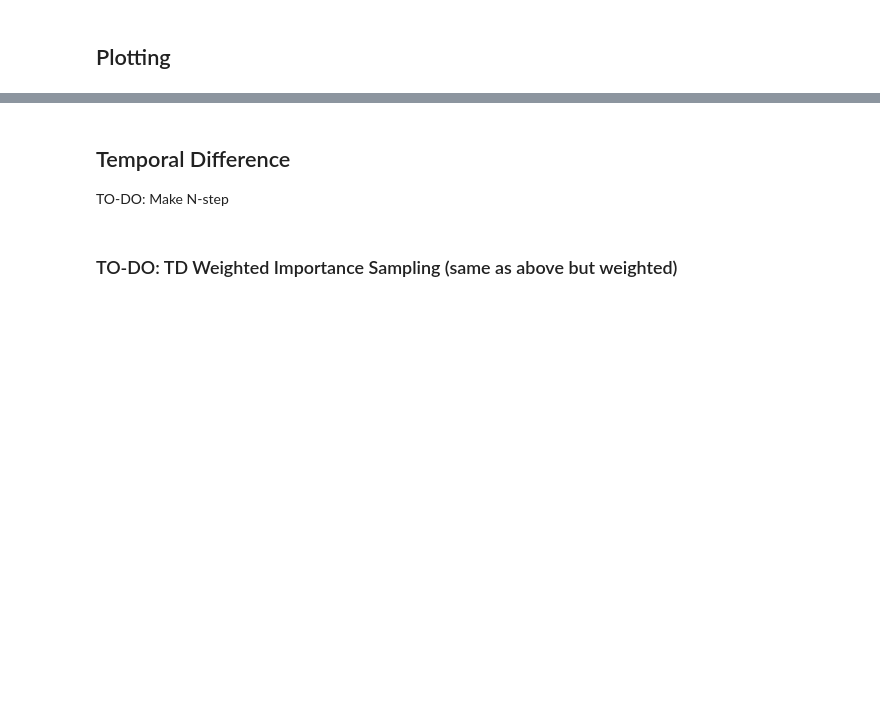
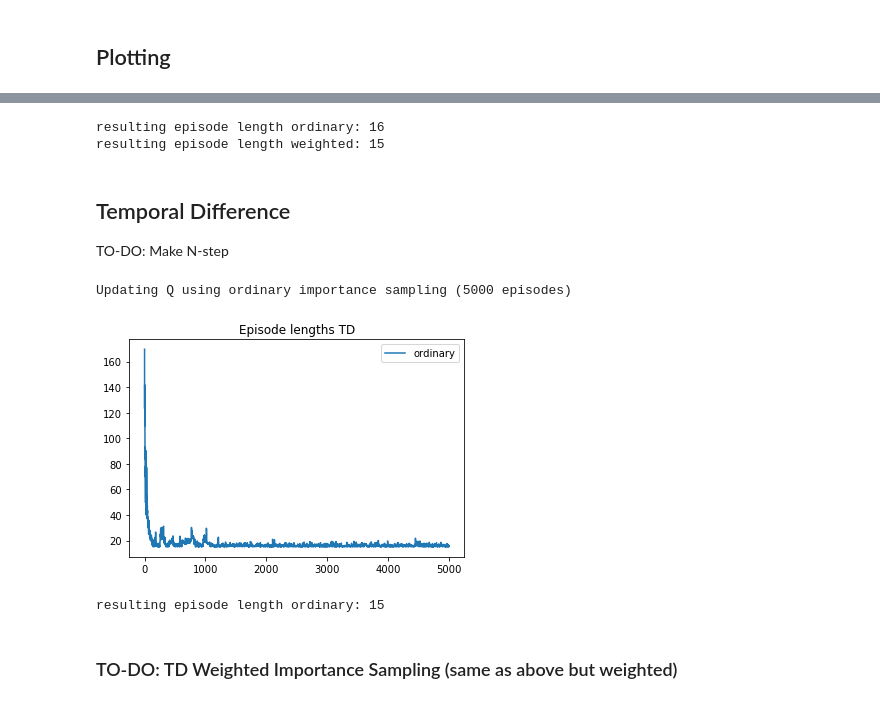
Before and after one commit to Tom-Lotze/RL_reproducibility, a Jupyter notebook: main_sam.ipynb, the cells around one changed output, grey strips where cells are left out. Saved outputs shown, nothing was run; the diff lists cells and outputs as text; code cells hidden in the pictures; blank space fills up the shorter version.

Commit message:
Ordinary TD working

```diff
--- a/main_sam.ipynb
+++ b/main_sam.ipynb
@@ -229,7 +230,7 @@ length of episode 9: 1264
 Q = np.zeros((env.nS, env.nA))
 bp = EpsilonGreedyPolicy(Q, epsilon=0.1)
 
-for episode in range(10):
+for episode in range(1):
     trajectory_data = sample_episode(env, bp)
 #     print("Episode {}:\nStates {}\nActions {}\nRewards {}\nDones {}\n".format(episode,*trajectory_data))
     print(f"length of episode {episode}: {len(trajectory_data[0])}")
@@ -394,18 +412,17 @@ Plot the episode length over training
 np.random.seed(42)
 
 # set other parameters
-epsilon = 0.05
+epsilon = 0.1
 discount_factor = 1.0
-num_episodes = 10
-Q = np.zeros((env.nS, env.nA))
-# behavioral_policy = RandomPolicy(env.nS, env.nA)
-behavioral_policy = EpsilonGreedyPolicy(Q, epsilon)
+num_episodes = 5000
+Q = np.ones((env.nS, env.nA)) * -100
+behavioral_policy = EpsilonGreedyPolicy(Q, epsilon=epsilon)
 target_policy = GreedyPolicy(Q)
 
 # the episode length is equal to the negative return.
 print(f"Updating Q using ordinary importance sampling ({num_episodes} episodes)")
 Q_mc_ordinary, mc_ordinary_epslengths = mc_ordinary_importance_sampling(env, behavioral_policy, target_policy,
                                                                         num_episodes, discount_factor, epsilon=epsilon)
-# print(f"Updating Q using weighted importance sampling ({num_episodes} episodes)")
-# Q_mc_weighted, mc_weighted_epslengths = mc_weighted_importance_sampling(env, behavioral_policy, target_policy,
-#                                                                         num_episodes, discount_factor, epsilon=epsilon)
+print(f"Updating Q using weighted importance sampling ({num_episodes} episodes)")
+Q_mc_weighted, mc_weighted_epslengths = mc_weighted_importance_sampling(env, behavioral_policy, target_policy,
+                                                                        num_episodes, discount_factor, epsilon=epsilon)
@@ -428,3 +450,16 @@ plt.show()
+# %%
+# check how long an episode takes under the found Q function
+greedy_ordinary = GreedyPolicy(Q_mc_ordinary)
+greedy_weighted = GreedyPolicy(Q_mc_weighted)
+
+ordinary_episode = sample_episode(env, greedy_ordinary)
+weighted_episode = sample_episode(env, greedy_weighted)
+
+print(f"resulting episode length ordinary: {len(ordinary_episode[0])}")
+print(f"resulting episode length weighted: {len(weighted_episode[0])}")
+# %% [output]
+resulting episode length ordinary: 16
+resulting episode length weighted: 15
 # %% [markdown]
 ## Temporal Difference
 
@@ -452,36 +487,37 @@ def sarsa_ordinary_importance_sampling(env, behavior_policy, target_policy, num_
     # Keep track of useful statistics
     stats = []
 
-    Q = defaultdict(lambda: defaultdict(float))
+    Q = np.ones((env.nS, env.nA)) * -100
 
     for i_episode in tqdm(range(num_episodes)):
         i = 0
         R = 0
 
+        behavior_policy.Q = Q
+        target_policy.Q = Q
+
         s = env.reset()
         a = behavior_policy.sample_action(s)
 
         while True:
-            # take action
+            # Take action
             s_prime, r, final_state, _ = env.step(a)
 
-            # sample action at state s_prime
+            # Sample action at from next state
             a_prime = behavior_policy.sample_action(s_prime)
 
-            W = (target_policy.get_probs([s_prime],[a_prime])[0])/(behavior_policy.get_probs([s_prime],[a_prime])[0])
-#             print(W)
+            # Update weight
+            W = (target_policy.get_probs([s_prime],[a_prime]))/(behavior_policy.get_probs([s_prime],[a_prime]))
 
-            # update Q
+            # Update Q
             Q[s][a] += alpha * W * (r + discount_factor * Q[s_prime][a_prime] - Q[s][a])
 
-            # update current s and a for next iteration
             s = s_prime
             a = a_prime
 
             R += r
             i += 1
 
-            # if final state, terminate loop
             if final_state:
                 break
 
@@ -498,7 +534,7 @@ np.random.seed(42)
 # set other parameters
 epsilon = 0.05
 discount_factor = 1.0
-num_episodes = 50
+num_episodes = 5000
 alpha=0.5
 Q = np.zeros((env.nS, env.nA))
 behavioral_policy = EpsilonGreedyPolicy(Q, epsilon=epsilon)
@@ -508,16 +544,20 @@ target_policy = GreedyPolicy(Q)
 print(f"Updating Q using ordinary importance sampling ({num_episodes} episodes)")
 Q_td_ordinary, td_ordinary_epsstats = sarsa_ordinary_importance_sampling(env, behavioral_policy, target_policy,
                                                                         num_episodes, discount_factor, alpha)
+# %% [output]
+Updating Q using ordinary importance sampling (5000 episodes)
 # %%
 def running_mean(vals, n=1):
     assert n < len(vals)
     cumvals = np.array(vals).cumsum()
     return (cumvals[n:] - cumvals[:-n]) / n
 
 n = 5
 
 plt.plot(running_mean(td_ordinary_epsstats[0], n), label="ordinary")
-plt.title('Episode lengths MC')
+plt.title('Episode lengths TD')
 plt.legend()
 # plt.gca().set_ylim([0, 100])
 plt.show()
+# %% [output]
+[figure, added]
@@ -526,3 +564,12 @@ Q_td_ordinary
+# %%
+# check how long an episode takes under the found Q function
+greedy_ordinary = GreedyPolicy(Q_td_ordinary)
+
+ordinary_episode = sample_episode(env, greedy_ordinary)
+
+print(f"resulting episode length ordinary: {len(ordinary_episode[0])}")
+# %% [output]
+resulting episode length ordinary: 15
 # %% [markdown]
 ### TO-DO: TD Weighted Importance Sampling (same as above but weighted)
 # %%
```
Also changed, not shown: parts of 9 cells of this notebook, 1 other file.
